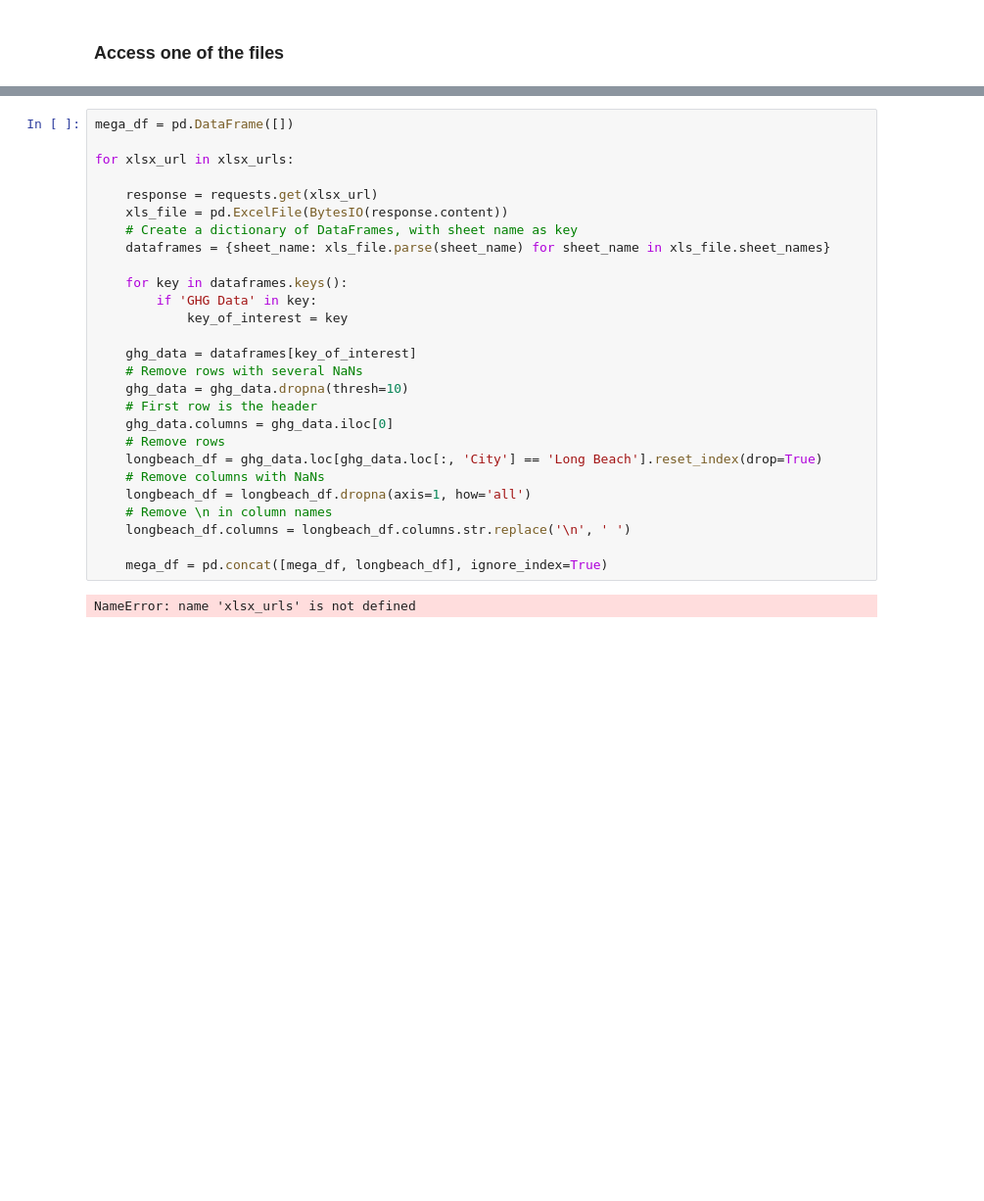
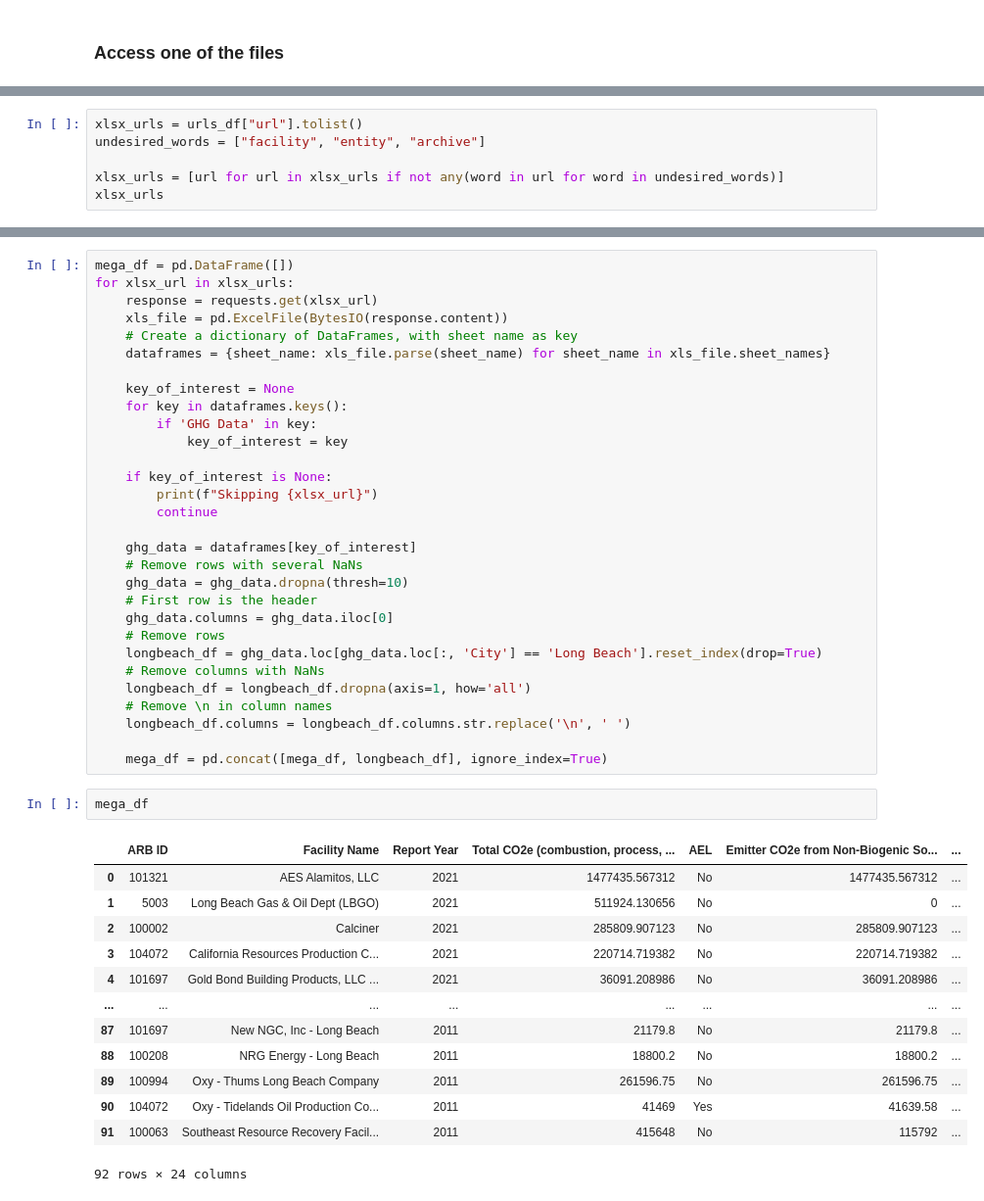
Before and after one commit to City-of-Long-Beach-Public/climate_inventory, a Jupyter notebook: src/extractions/CARB/carb-test.ipynb, the cells around one changed output, grey strips where cells are left out. Shown at 98% size. Drawn from its saved outputs; the diff is of its cells as text; blank space fills up the shorter version.

Commit message:
Getting xlsx files

```diff
--- a/src/extractions/CARB/carb-test.ipynb
+++ b/src/extractions/CARB/carb-test.ipynb
@@ -58,0 +77,6 @@ xlsx_urls = urls_df["url"].tolist()
+# %%
+xlsx_urls = urls_df["url"].tolist()
+undesired_words = ["facility", "entity", "archive"]
+
+xlsx_urls = [url for url in xlsx_urls if not any(word in url for word in undesired_words)]
+xlsx_urls
@@ -59,16 +96,19 @@ xlsx_urls = urls_df["url"].tolist()
 # %%
 mega_df = pd.DataFrame([])
-
 for xlsx_url in xlsx_urls:
-
     response = requests.get(xlsx_url)
     xls_file = pd.ExcelFile(BytesIO(response.content))
     # Create a dictionary of DataFrames, with sheet name as key
     dataframes = {sheet_name: xls_file.parse(sheet_name) for sheet_name in xls_file.sheet_names}
 
+    key_of_interest = None
     for key in dataframes.keys():
         if 'GHG Data' in key:
             key_of_interest = key
+
+    if key_of_interest is None:
+        print(f"Skipping {xlsx_url}")
+        continue
 
     ghg_data = dataframes[key_of_interest]
     # Remove rows with several NaNs
@@ -83,5 +123,19 @@ for xlsx_url in xlsx_urls:
     longbeach_df.columns = longbeach_df.columns.str.replace('\n', ' ')
 
     mega_df = pd.concat([mega_df, longbeach_df], ignore_index=True)
-# %% [output]
-NameError: name 'xlsx_urls' is not defined
+# %%
+mega_df
+# %% [output]
+|  | ARB ID | Facility Name | Report Year | Total CO2e (combustion, process, ... | AEL | Emitter CO2e from Non-Biogenic So... | ... |
+| 0 | 101321 | AES Alamitos, LLC | 2021 | 1477435.567312 | No | 1477435.567312 | ... |
+| 1 | 5003 | Long Beach Gas & Oil Dept (LBGO) | 2021 | 511924.130656 | No | 0 | ... |
+| 2 | 100002 | Calciner | 2021 | 285809.907123 | No | 285809.907123 | ... |
+| 3 | 104072 | California Resources Production C... | 2021 | 220714.719382 | No | 220714.719382 | ... |
+| 4 | 101697 | Gold Bond Building Products, LLC ... | 2021 | 36091.208986 | No | 36091.208986 | ... |
+| ... | ... | ... | ... | ... | ... | ... | ... |
+| 87 | 101697 | New NGC, Inc - Long Beach | 2011 | 21179.8 | No | 21179.8 | ... |
+| 88 | 100208 | NRG Energy - Long Beach | 2011 | 18800.2 | No | 18800.2 | ... |
+| 89 | 100994 | Oxy - Thums Long Beach Company | 2011 | 261596.75 | No | 261596.75 | ... |
+| 90 | 104072 | Oxy - Tidelands Oil Production Co... | 2011 | 41469 | Yes | 41639.58 | ... |
+| 91 | 100063 | Southeast Resource Recovery Facil... | 2011 | 415648 | No | 115792 | ... |
+92 rows × 24 columns
```
Also changed, not shown: parts of 3 cells of this notebook, 1 other file.
